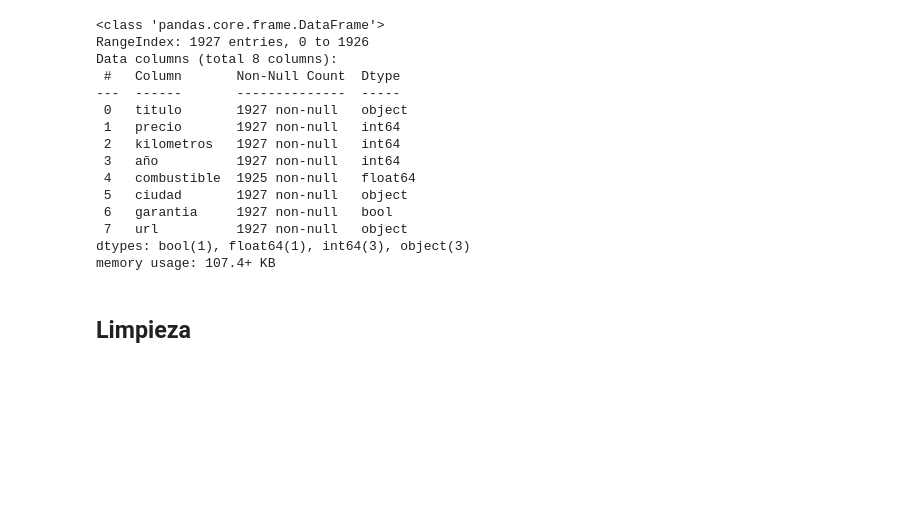
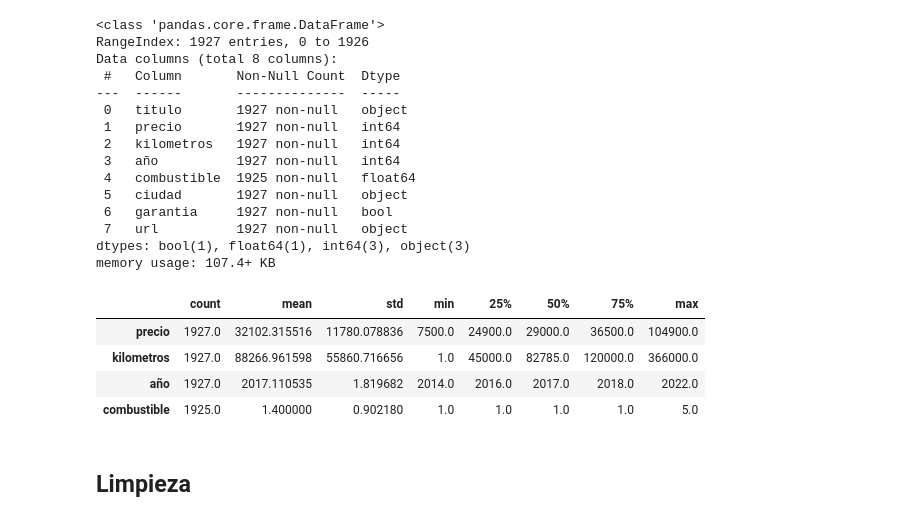
Before and after one commit to JAlonMor/Webscraping, a Jupyter notebook: EDA_coches.ipynb, the cells around one changed output. Saved outputs shown, nothing was run; the diff lists cells and outputs as text; code cells hidden in the pictures; blank space fills up the shorter version.

```diff
--- a/EDA_coches.ipynb
+++ b/EDA_coches.ipynb
@@ -62,6 +62,14 @@ Data columns (total 8 columns):
  7   url          1927 non-null   object
 dtypes: bool(1), float64(1), int64(3), object(3)
 memory usage: 107.4+ KB
+# %%
+coches[['precio', 'kilometros', 'año', 'combustible']].describe().T
+# %% [output]
+|  | count | mean | std | min | 25% | 50% | 75% | max |
+| precio | 1927.0 | 32102.315516 | 11780.078836 | 7500.0 | 24900.0 | 29000.0 | 36500.0 | 104900.0 |
+| kilometros | 1927.0 | 88266.961598 | 55860.716656 | 1.0 | 45000.0 | 82785.0 | 120000.0 | 366000.0 |
+| año | 1927.0 | 2017.110535 | 1.819682 | 2014.0 | 2016.0 | 2017.0 | 2018.0 | 2022.0 |
+| combustible | 1925.0 | 1.400000 | 0.902180 | 1.0 | 1.0 | 1.0 | 1.0 | 5.0 |
 # %% [markdown]
 ## Limpieza
 # %%
```
Also changed, not shown: parts of 1 cell of this notebook.
